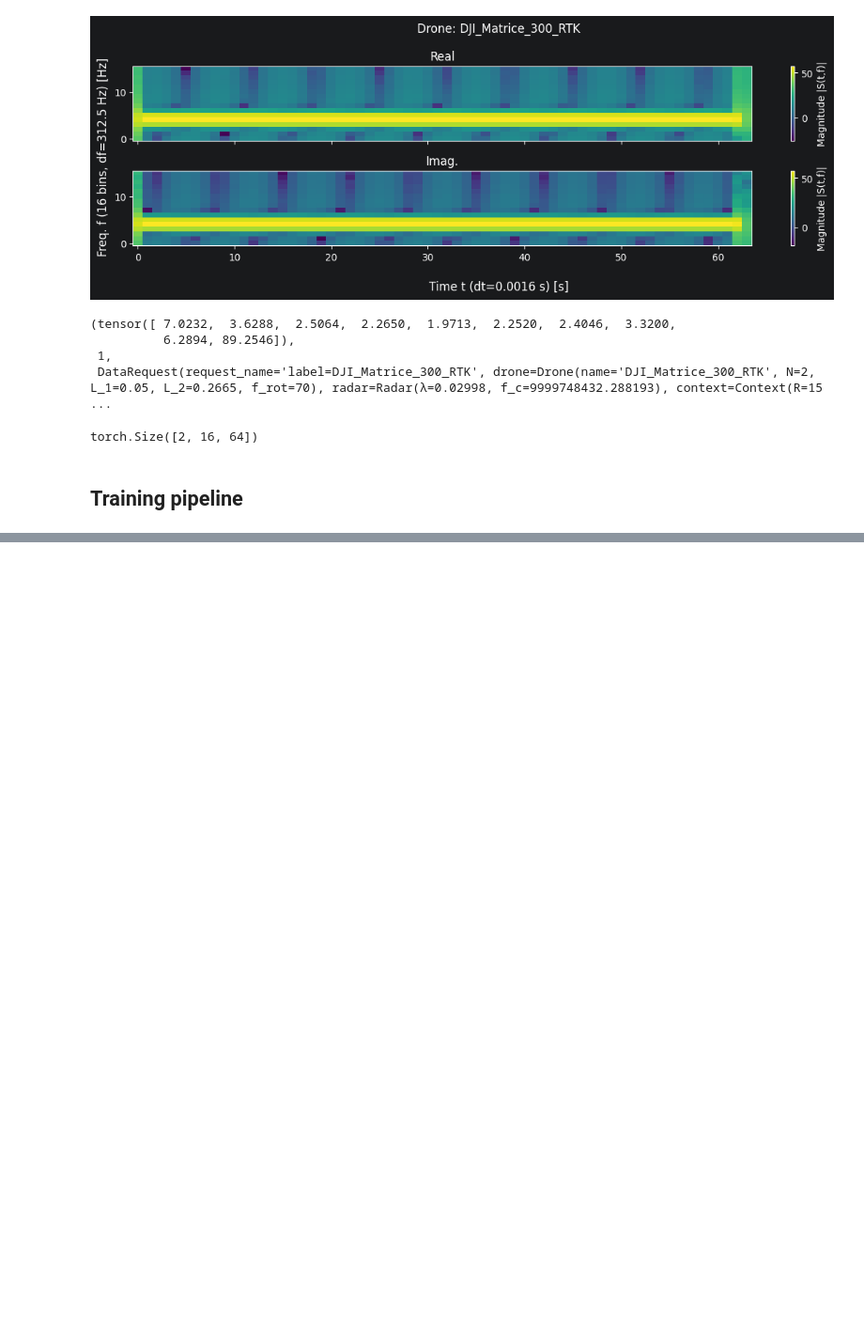
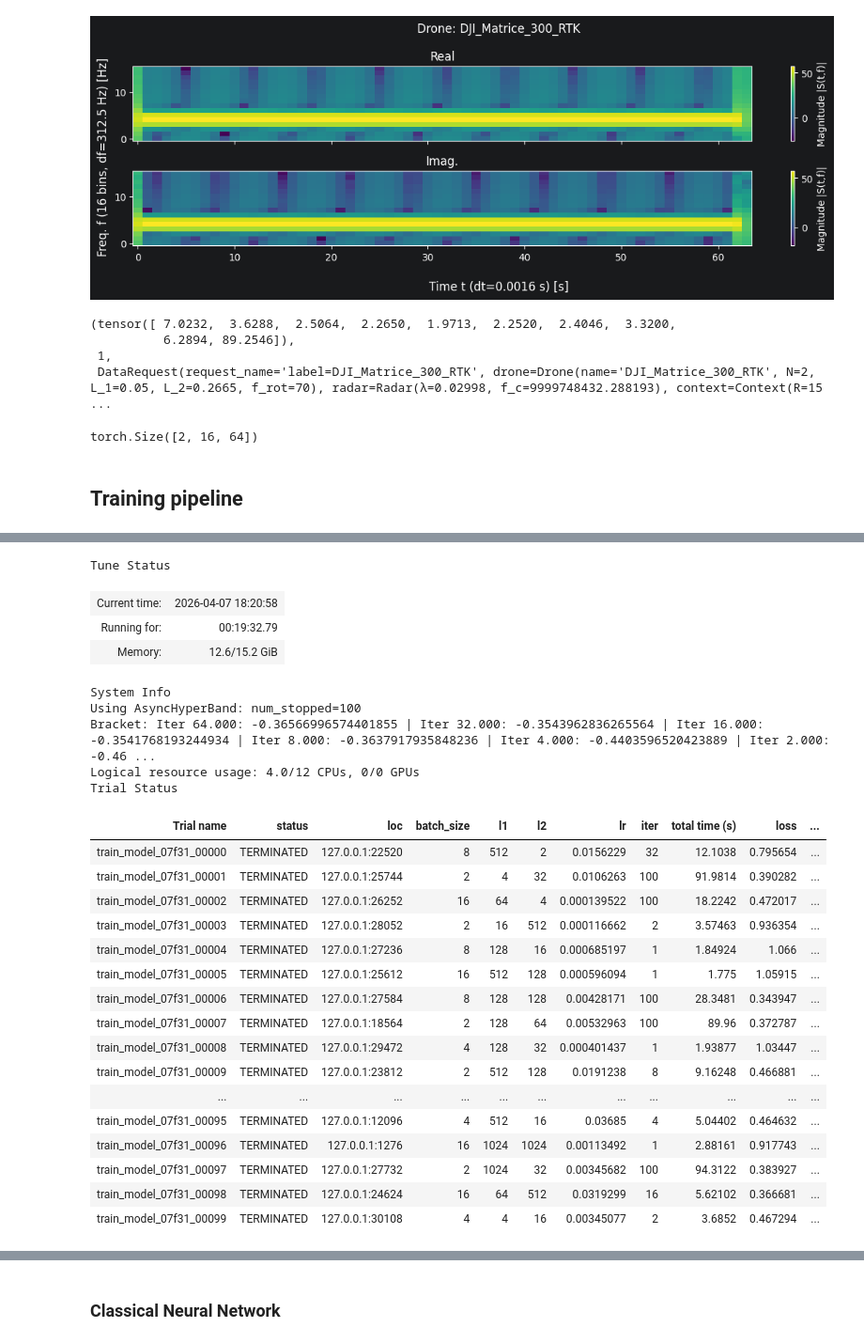
Before and after one commit to AdrianPanasiewicz/QML_for_radar_classification, a Jupyter notebook: MachineLearning/training_pipeline.ipynb, the cells around one changed output, grey strips where cells are left out. Shown at 94% size. Drawn from its saved outputs; the diff is of its cells as text; code cells hidden in the pictures; blank space fills up the shorter version.

```diff
--- a/MachineLearning/training_pipeline.ipynb
+++ b/MachineLearning/training_pipeline.ipynb
@@ -257,0 +299,74 @@ KeyboardInterrupt:
+# %%
+config = {
+    "l1": tune.choice([2**i for i in range(1,11)]),
+    "l2": tune.choice([2**i for i in range(1,11)]),
+    "lr": tune.loguniform(1e-4, 1e-1),
+    "batch_size": tune.choice([2, 4, 8, 16]),
+    "device": "cpu",
+    'epochs' : 100
+}
+
+max_num_epochs = 100
+num_trials =  100
+scheduler = ASHAScheduler(
+    max_t=max_num_epochs,
+    grace_period=1,
+    reduction_factor=2,
+)
+
+cpus_per_trial = 4
+gpus_per_trial = 0
+
+PROJECT_ROOT = Path().cwd().parent
+training_path = PROJECT_ROOT / "Data" / "Datasets" / "time_domain" / "training_dataset.pkl"
+validating_path = PROJECT_ROOT / "Data" / "Datasets" / "time_domain" / "validating_dataset.pkl"
+testing_path = PROJECT_ROOT / "Data" / "Datasets" / "time_domain" / "testing_dataset.pkl"
+
+trainer = TrainerForHiperparameterSearch(
+    training_path=training_path,
+    validating_path=validating_path,
+    testing_path=testing_path,
+    criterion = nn.CrossEntropyLoss()
+)
+
+tuner = tune.Tuner(
+    tune.with_resources(
+        tune.with_parameters(trainer.train_model, model_class=ClassicalNeuralNetwork),
+        resources={"cpu": cpus_per_trial, "gpu": gpus_per_trial}
+    ),
+    tune_config=tune.TuneConfig(
+        metric="loss",
+        mode="min",
+        scheduler=scheduler,
+        num_samples=num_trials,
+    ),
+    param_space=config,
+)
+results = tuner.fit()
+# %% [output]
+Tune Status
+| Current time: | 2026-04-07 18:20:58 |
+| Running for: | 00:19:32.79 |
+| Memory: | 12.6/15.2 GiB |
+System Info
+Using AsyncHyperBand: num_stopped=100
+Bracket: Iter 64.000: -0.36566996574401855 | Iter 32.000: -0.3543962836265564 | Iter 16.000: -0.3541768193244934 | Iter 8.000: -0.3637917935848236 | Iter 4.000: -0.4403596520423889 | Iter 2.000: -0.46 ...
+Logical resource usage: 4.0/12 CPUs, 0/0 GPUs
+Trial Status
+| Trial name | status | loc | batch_size | l1 | l2 | lr | iter | total time (s) | loss | ... |
+| train_model_07f31_00000 | TERMINATED | 127.0.0.1:22520 | 8 | 512 | 2 | 0.0156229 | 32 | 12.1038 | 0.795654 | ... |
+| train_model_07f31_00001 | TERMINATED | 127.0.0.1:25744 | 2 | 4 | 32 | 0.0106263 | 100 | 91.9814 | 0.390282 | ... |
+| train_model_07f31_00002 | TERMINATED | 127.0.0.1:26252 | 16 | 64 | 4 | 0.000139522 | 100 | 18.2242 | 0.472017 | ... |
+| train_model_07f31_00003 | TERMINATED | 127.0.0.1:28052 | 2 | 16 | 512 | 0.000116662 | 2 | 3.57463 | 0.936354 | ... |
+| train_model_07f31_00004 | TERMINATED | 127.0.0.1:27236 | 8 | 128 | 16 | 0.000685197 | 1 | 1.84924 | 1.066 | ... |
+| train_model_07f31_00005 | TERMINATED | 127.0.0.1:25612 | 16 | 512 | 128 | 0.000596094 | 1 | 1.775 | 1.05915 | ... |
+| train_model_07f31_00006 | TERMINATED | 127.0.0.1:27584 | 8 | 128 | 128 | 0.00428171 | 100 | 28.3481 | 0.343947 | ... |
+| train_model_07f31_00007 | TERMINATED | 127.0.0.1:18564 | 2 | 128 | 64 | 0.00532963 | 100 | 89.96 | 0.372787 | ... |
+| train_model_07f31_00008 | TERMINATED | 127.0.0.1:29472 | 4 | 128 | 32 | 0.000401437 | 1 | 1.93877 | 1.03447 | ... |
+| train_model_07f31_00009 | TERMINATED | 127.0.0.1:23812 | 2 | 512 | 128 | 0.0191238 | 8 | 9.16248 | 0.466881 | ... |
+| ... | ... | ... | ... | ... | ... | ... | ... | ... | ... | ... |
+| train_model_07f31_00095 | TERMINATED | 127.0.0.1:12096 | 4 | 512 | 16 | 0.03685 | 4 | 5.04402 | 0.464632 | ... |
+| train_model_07f31_00096 | TERMINATED | 127.0.0.1:1276 | 16 | 1024 | 1024 | 0.00113492 | 1 | 2.88161 | 0.917743 | ... |
+| train_model_07f31_00097 | TERMINATED | 127.0.0.1:27732 | 2 | 1024 | 32 | 0.00345682 | 100 | 94.3122 | 0.383927 | ... |
+| train_model_07f31_00098 | TERMINATED | 127.0.0.1:24624 | 16 | 64 | 512 | 0.0319299 | 16 | 5.62102 | 0.366681 | ... |
+| train_model_07f31_00099 | TERMINATED | 127.0.0.1:30108 | 4 | 4 | 16 | 0.00345077 | 2 | 3.6852 | 0.467294 | ... |
@@ -257,0 +375,2 @@ KeyboardInterrupt:
+# %% [markdown]
+### Classical Neural Network
```
Also changed, not shown: parts of 14 cells of this notebook, 9 other files.
